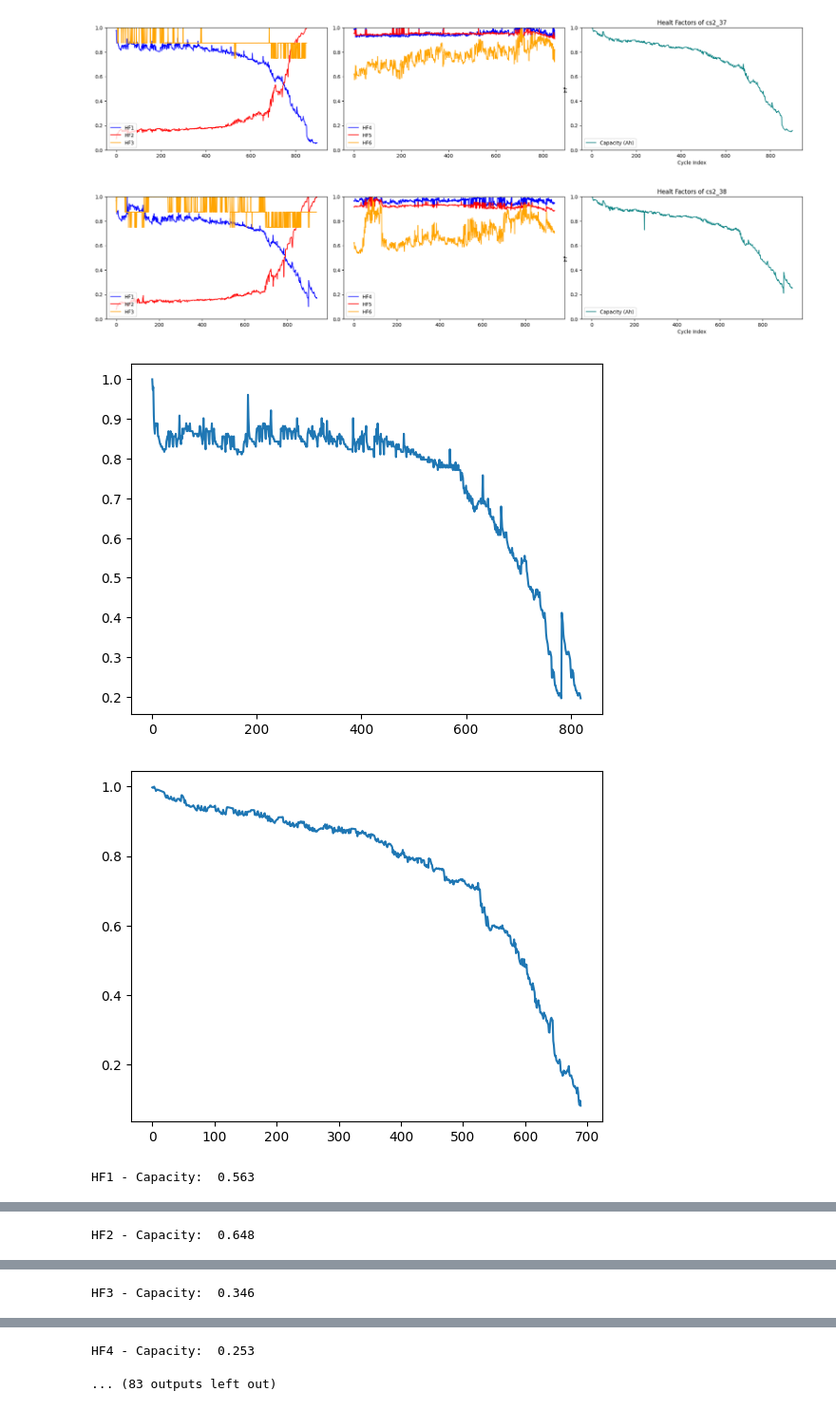
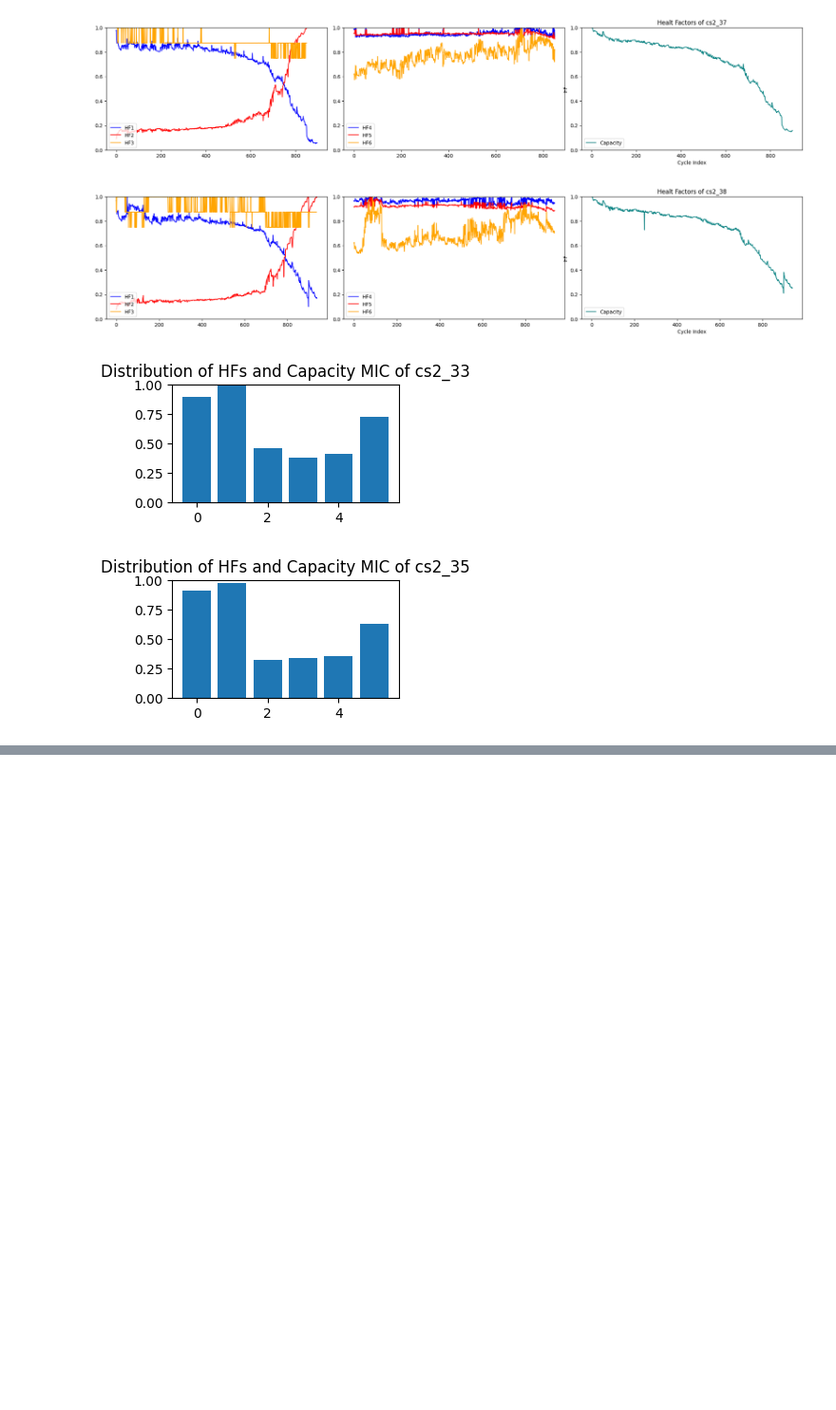
Before and after one commit to MassimilianoPiccinini/SOH_RUL_Prediction, a Jupyter notebook: SOH_RUL_Prediction_Lithium_Ion_Battery.ipynb, the cells around one changed output, grey strips where cells are left out. Shown at 95% size. Cells and saved outputs as stored; diff of their text form; code cells hidden in the pictures; blank space fills up the shorter version.

```diff
--- a/SOH_RUL_Prediction_Lithium_Ion_Battery.ipynb
+++ b/SOH_RUL_Prediction_Lithium_Ion_Battery.ipynb
@@ -88,14 +90,16 @@ def append_cell(cell: str, df: pd.DataFrame):
         cells_dict[cell] = pd.concat([cells_dict[cell], df], axis=0, join='outer', ignore_index=True)
         cells_dict[cell].reset_index(drop=True, inplace=True)
 # %%
-root_folder = r"/Users/massi/Desktop/University/Manutenzione Preventiva/Progetto/SOH_RUL_Prediction"
-main_folder = r"A - CALCE CS2 - Dataset"
-folders = ["CS2_3/", "CS2_5/", "CS2_6/", "CS2_7/", "CS2_8/", "CS2_9/", "CS2_21/", "CS2_24/", "CS2_25/", "CS2_33/", "CS2_34/", "CS2_35/", "CS2_36/", "CS2_37/", "CS2_38/"]
+root_folder_mic = "C:\\Users\\Miche\\OneDrive\\Desktop\\UNIVERSITA'\MAGISTRALE\\PRIMO ANNO\\SECONDO SEMESTRE\\MANUTENZIONE\\SOH_RUL_Prediction"
+root_folder_max = "/Users/massi/Desktop/University/Manutenzione Preventiva/Progetto/SOH_RUL_Prediction"
+main_folder = "A - CALCE CS2 - Dataset"
+folders = ["CS2_3", "CS2_5", "CS2_6", "CS2_7", "CS2_8", "CS2_9", "CS2_21", "CS2_24", "CS2_25", "CS2_33", "CS2_34", "CS2_35", "CS2_36", "CS2_37", "CS2_38"]
 allowed_folders = ["CS2_33", "CS2_35", "CS2_36", "CS2_37", "CS2_38"]
 # %%
 for folder in allowed_folders:
     print("Elaborating  on folder: " + folder)
-    file_names = os.listdir(os.path.join(root_folder, main_folder, folder))
+    folder = os.path.join(main_folder, folder)
+    file_names = os.listdir(os.path.join(root_folder_max, folder))
     file_names = sort_dates(file_names)
     start_cycle_index = 0
     for file_name in file_names:
@@ -482,7 +486,7 @@ for key, value in subtables.items():
     ax2.plot(hf6s.values(), label='HF6', marker='', linestyle='-', color='orange')
     ax2.set_ylim(0, 1)
     ax2.legend(loc="lower left")
-    ax3.plot(capacities[key].values(), label='Capacity (Ah)', marker='', linestyle='-', color='teal')
+    ax3.plot(capacities[key].values(), label='Capacity', marker='', linestyle='-', color='teal')
     ax3.legend(loc="lower left")
     ax3.set_ylim(0, 1)
 
@@ -509,46 +513,47 @@ def calculate_mic(x, y):
 def resize_array(long_array, target_length):
     if len(long_array) > target_length:
         indices_to_remove = np.round(np.linspace(0, len(long_array) - 1, len(long_array) - target_length)).astype(int)
-        return np.delete(long_array, indices_to_remove)
+        return np.delete(long_array, indices_to_remove).tolist()
 
 fake_mics = [
     [0.563, 0.648, 0.346, 0.253, 0.246, 0.417],
     [0.571, 0.543, 0.238, 0.191, 0.288, 0.345],
     [0.34, 0.546, 0.214, 0.263, 0.243, 0.333],
     [1, 1, 0.85, 0.48, 0.6, 0.98],
     [1, 1, 0.85, 0.48, 0.6, 0.98]
 ]
+
 for j, (key, value) in enumerate(subtables.items()):
     hfs = value["hfs"]
     hfss = [hfs["hf1s"], hfs["hf2s"], hfs["hf3s"], hfs["hf4s"], hfs["hf5s"], hfs["hf6s"]]
     mics = dict()
     capacities = [c for c in hfs["capacities"] if c is not None]
     max_length = max(len(hfss[0]), len(hfss[1]), len(hfss[2]), len(hfss[3]), len(hfss[4]), len(hfss[5]), len(capacities))
     df = pd.DataFrame({'hf1s': pd.Series(hfss[0]),
                    'hf2s': pd.Series(hfss[1]),
                    'hf3s': pd.Series(hfss[2]),
                    'hf4s': pd.Series(hfss[3]),
                    'hf5s': pd.Series(hfss[4]),
                    'hf6s': pd.Series(hfss[5]),
                    'capacities': pd.Series(capacities)}).reindex(range(max_length))
     csv_file = f'output/exported_data_{key}.csv'
     df.to_csv(csv_file, index=False)
 
     for i, hf in enumerate(hfss):
-        #caps = resize_array(capacities, len(hf))
-        plt.plot(hf)
-        plt.show()
-        plt.plot(capacities)
-        plt.show()
-        mic = fake_mics[j][i] #TODO: replace with: calculate_mic(list(hf), capacities)
+        if len(list(hf)) > len(capacities):
+            hf = resize_array(list(hf), len(capacities))
+            caps = capacities
+        else:
+            caps = resize_array(capacities, len(list(hf)))
+        mic = calculate_mic(list(hf), caps)
         mics[i] = mic
-        print(f"HF{i+1} -", "Capacity: ", mic)
+        #print(f"HF{i+1} -", "Capacity: ", mic)
+    plt.figure(figsize=(3, 2))
     plt.bar(mics.keys(), mics.values())
     plt.title(f"Distribution of HFs and Capacity MIC of {key}")
     plt.ylim(0, 1)
     plt.tight_layout()
     plt.show()
 # %% [output]
-[figure, old version]
+[figure, new version]
-[figure, old version]
+[figure, new version]
-HF1 - Capacity:  0.563
@@ -557 +561,0 @@ HF1 - Capacity:  0.563
-HF2 - Capacity:  0.648
@@ -560 +562,0 @@ HF2 - Capacity:  0.648
-HF3 - Capacity:  0.346
@@ -563,2 +562,0 @@ HF3 - Capacity:  0.346
-HF4 - Capacity:  0.253
-... (83 outputs left out)
```
Also changed, not shown: parts of 5 cells of this notebook.
